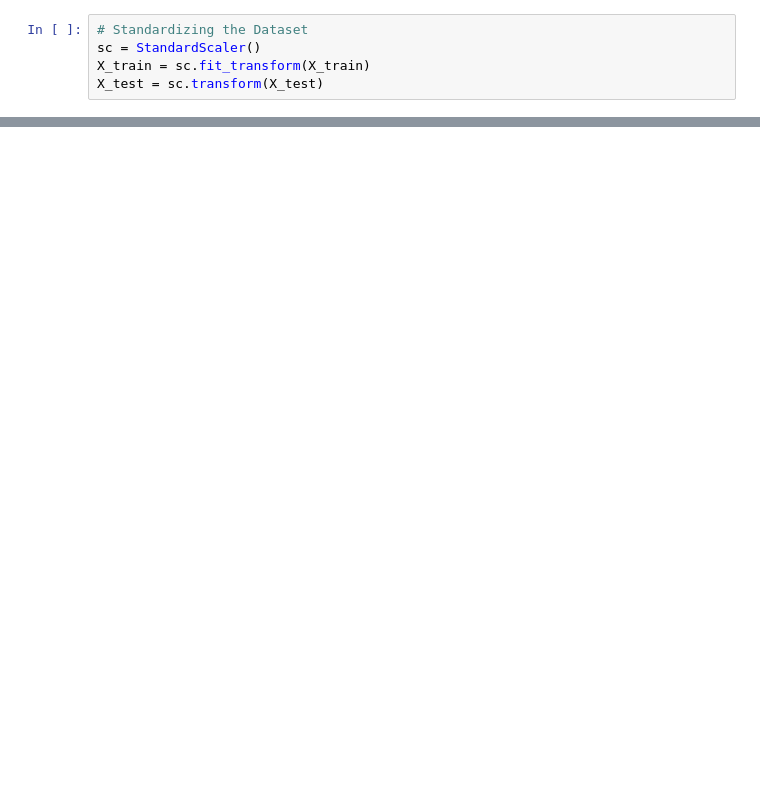
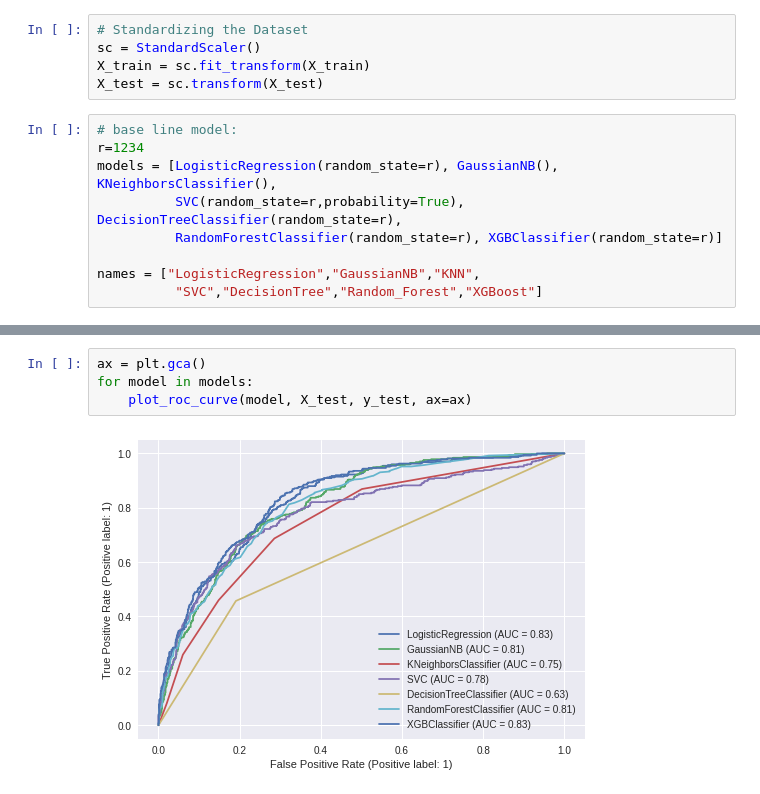
Before and after one commit to 0raghad/churn, a Jupyter notebook: churn.ipynb, the cells around one changed output, grey strips where cells are left out. Cells and saved outputs as stored; diff of their text form; blank space fills up the shorter version.

```diff
--- a/churn.ipynb
+++ b/churn.ipynb
@@ -309,3 +370,12 @@ y_test shape    : (1407,)
 sc = StandardScaler()
 X_train = sc.fit_transform(X_train)
 X_test = sc.transform(X_test)
+# %%
+# base line model:
+r=1234
+models = [LogisticRegression(random_state=r), GaussianNB(), KNeighborsClassifier(),
+          SVC(random_state=r,probability=True), DecisionTreeClassifier(random_state=r),
+          RandomForestClassifier(random_state=r), XGBClassifier(random_state=r)]
+
+names = ["LogisticRegression","GaussianNB","KNN",
+          "SVC","DecisionTree","Random_Forest","XGBoost"]
@@ -311,0 +415,6 @@ X_test = sc.transform(X_test)
+# %%
+ax = plt.gca()
+for model in models:
+    plot_roc_curve(model, X_test, y_test, ax=ax)
+# %% [output]
+[figure, added]
```
Also changed, not shown: parts of 32 cells of this notebook.
